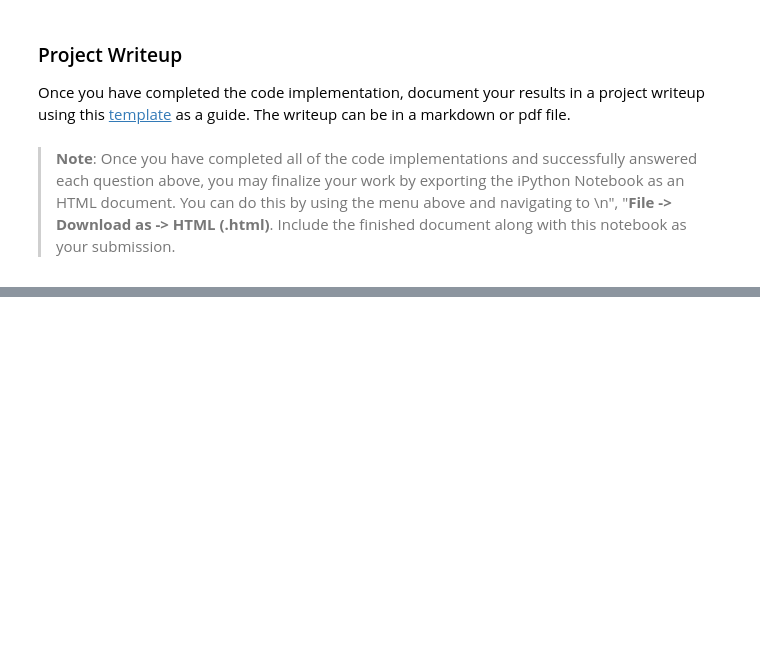
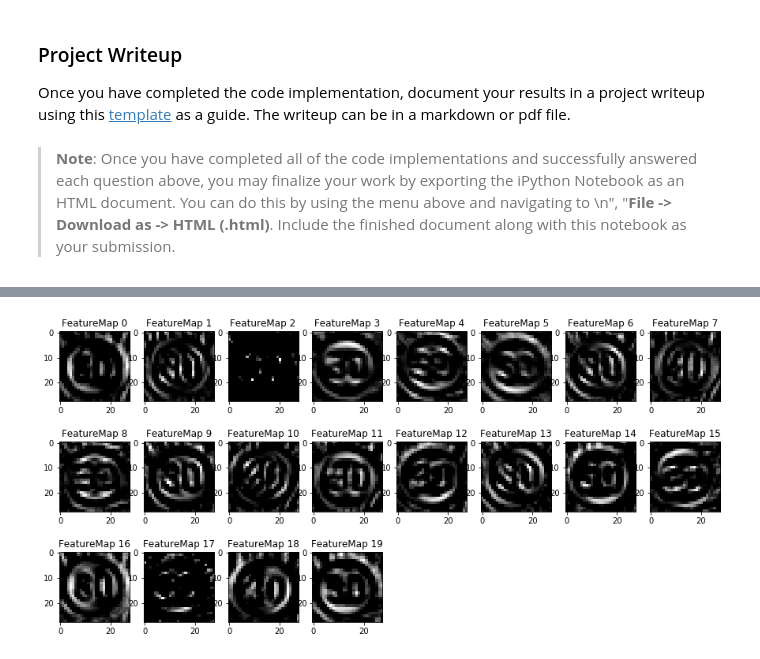
Before and after one commit to iyerhari5/P2-TrafficSignClassification, a Jupyter notebook: Traffic_Sign_Classifier.ipynb, the cells around one changed output, grey strips where cells are left out. Cells and saved outputs as stored; diff of their text form; code cells hidden in the pictures; blank space fills up the shorter version.

```diff
--- a/Traffic_Sign_Classifier.ipynb
+++ b/Traffic_Sign_Classifier.ipynb
@@ -937,3 +906,12 @@ def outputFeatureMap(image_input, tf_activation, activation_min=-1, activation_m
             plt.imshow(activation[0,:,:, featuremap], interpolation="nearest", vmin=activation_min, cmap="gray")
         else:
             plt.imshow(activation[0,:,:, featuremap], interpolation="nearest", cmap="gray")
+# %%
+with tf.Session() as sess:
+    saver.restore(sess, tf.train.latest_checkpoint('.'))
+    act2 = tf.get_default_graph().get_tensor_by_name("act1:0")
+    image = X_test_new[0]
+    image = image.reshape([1,32,32,1])
+    outputFeatureMap(image, tf_activation = act2,plt_num=20)
+# %% [output]
+[figure, added]
```
Also changed, not shown: parts of 18 cells of this notebook, 2 other files.
